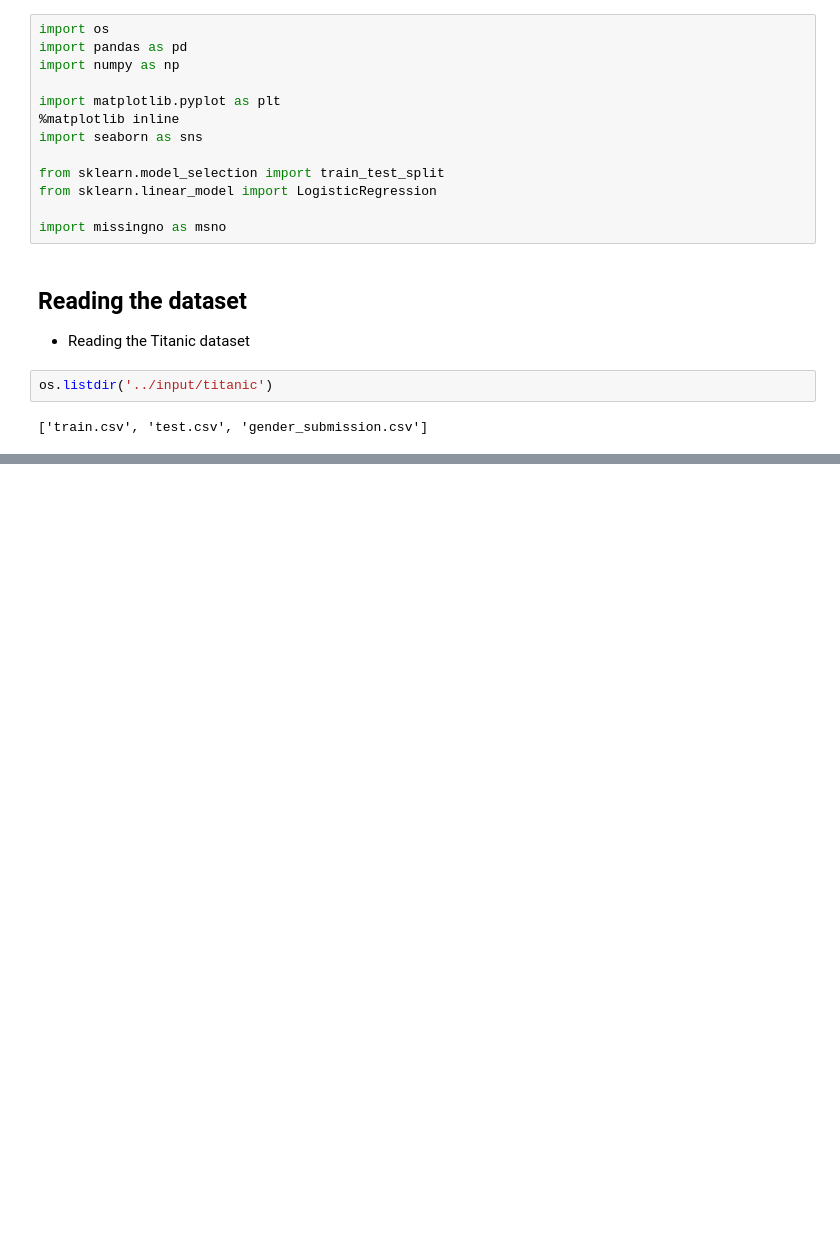
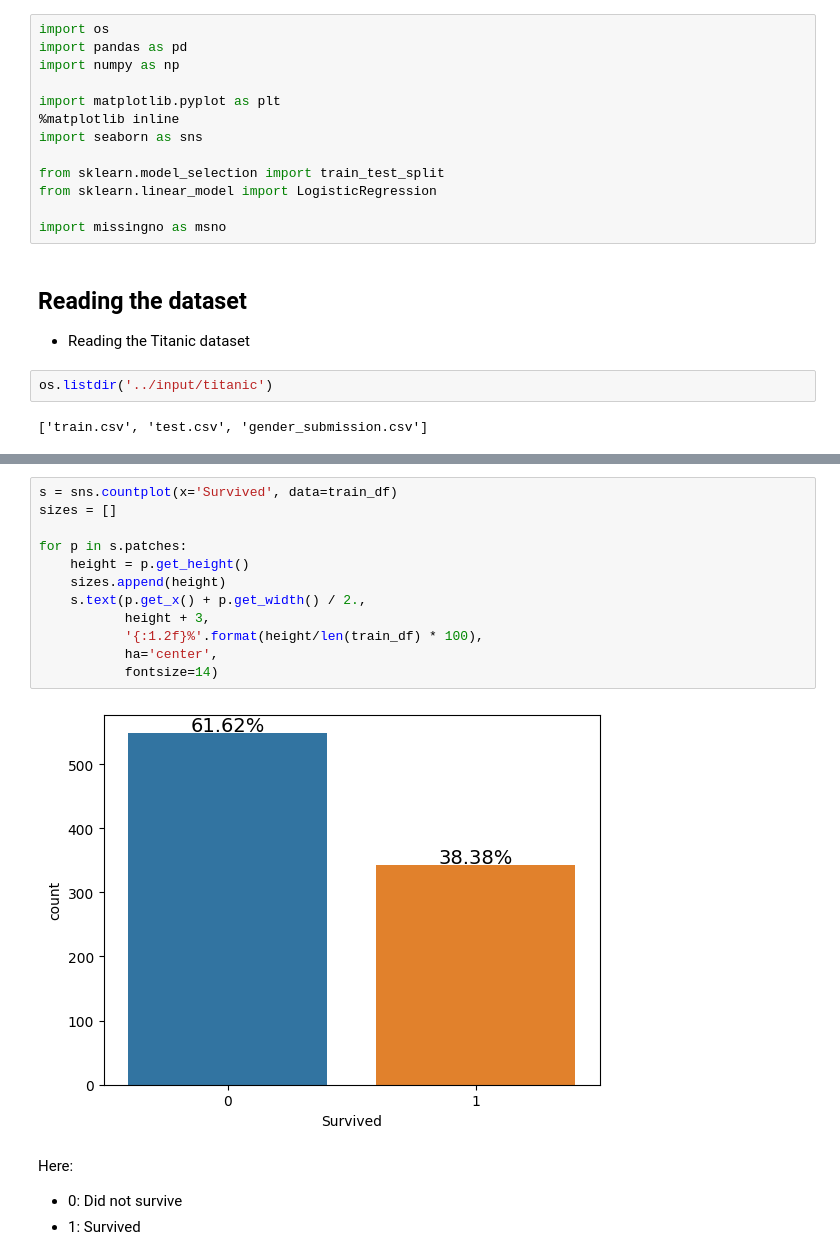
Before and after one commit to bhargav-borah/forked-practice-notebooks, a Jupyter notebook: a-guide-to-handling-missing-values-in-python/handling-missing-values.ipynb, the cells around one changed output, grey strips where cells are left out. Cells and saved outputs as stored; diff of their text form; blank space fills up the shorter version.

```diff
--- a/a-guide-to-handling-missing-values-in-python/handling-missing-values.ipynb
+++ b/a-guide-to-handling-missing-values-in-python/handling-missing-values.ipynb
@@ -58,0 +68,18 @@ Testing data shape: (418, 11)
+# %%
+s = sns.countplot(x='Survived', data=train_df)
+sizes = []
+
+for p in s.patches:
+    height = p.get_height()
+    sizes.append(height)
+    s.text(p.get_x() + p.get_width() / 2.,
+           height + 3,
+           '{:1.2f}%'.format(height/len(train_df) * 100),
+           ha='center',
+           fontsize=14)
+# %% [output]
+[figure, added]
+# %% [markdown]
+Here:
+* 0: Did not survive
+* 1: Survived
```
Also changed, not shown: parts of 13 cells of this notebook.
